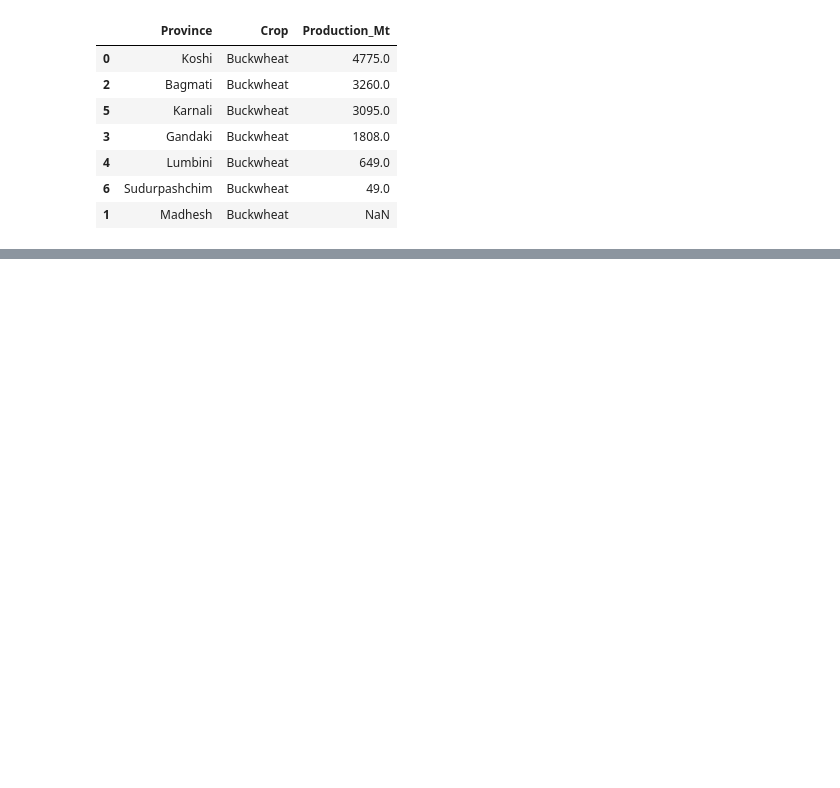
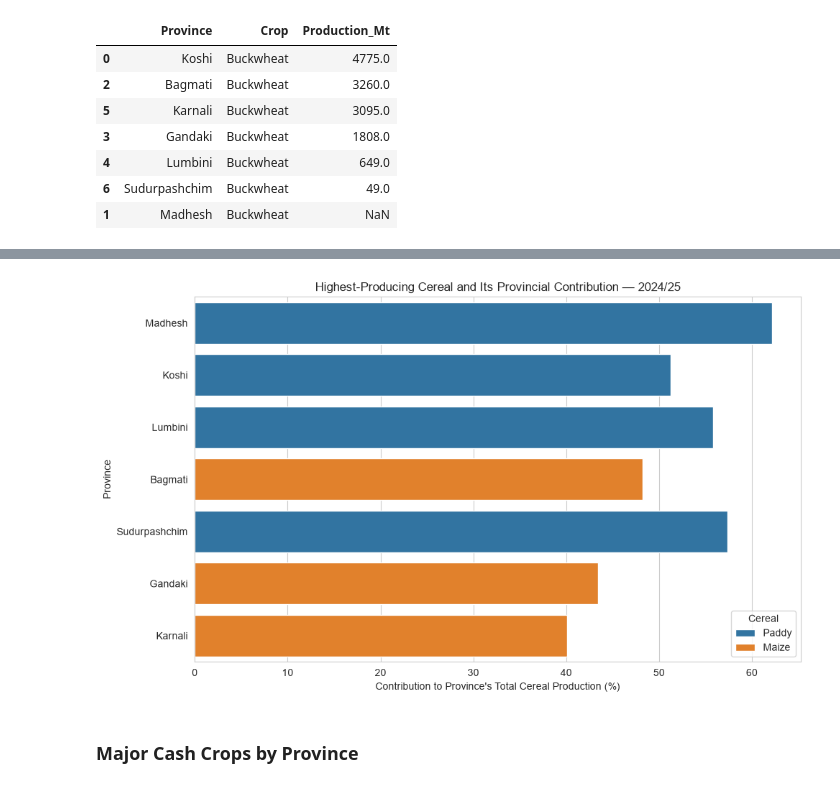
Before and after one commit to Srijan0113/Nepal_Agriculture_Analysis, a Jupyter notebook: Python/04_Province_and_District_Analysis.ipynb, the cells around one changed output, grey strips where cells are left out. Saved outputs shown, nothing was run; the diff lists cells and outputs as text; code cells hidden in the pictures; blank space fills up the shorter version.

```diff
--- a/Python/04_Province_and_District_Analysis.ipynb
+++ b/Python/04_Province_and_District_Analysis.ipynb
@@ -257,0 +316,27 @@ display(
+# %%
+# Calculate total production for each province
+province_crop_totals = (
+    province_cereal_df
+    .groupby(["Province", "Crop"])["Production_Mt"]
+    .sum()
+    .reset_index()
+)
+
+# Calculate each crop's contribution within its province
+province_crop_totals["Contribution_Pct"] = (
+    province_crop_totals["Production_Mt"]
+    / province_crop_totals.groupby("Province")["Production_Mt"].transform("sum")
+    * 100
+)
+
+# Select the highest-producing crop in each province
+top_crop_by_province = (
+    province_crop_totals
+    .sort_values(["Province", "Production_Mt"], ascending=[True, False])
+    .groupby("Province")
+    .head(1)
+    .sort_values("Production_Mt", ascending=False)
+    .reset_index(drop=True)
+)
+
+display(top_crop_by_province)
@@ -257,0 +352,21 @@ display(
+# %%
+plt.figure(figsize=(10, 6))
+
+sns.barplot(
+    data=top_crop_by_province,
+    x="Contribution_Pct",
+    y="Province",
+    hue="Crop",
+    dodge=False
+)
+
+plt.title("Highest-Producing Cereal and Its Provincial Contribution — 2024/25")
+plt.xlabel("Contribution to Province's Total Cereal Production (%)")
+plt.ylabel("Province")
+plt.legend(title="Cereal")
+plt.tight_layout()
+plt.show()
+# %% [output]
+[figure, added]
+# %% [markdown]
+### Major Cash Crops by Province
```
Also changed, not shown: parts of 13 cells of this notebook.
